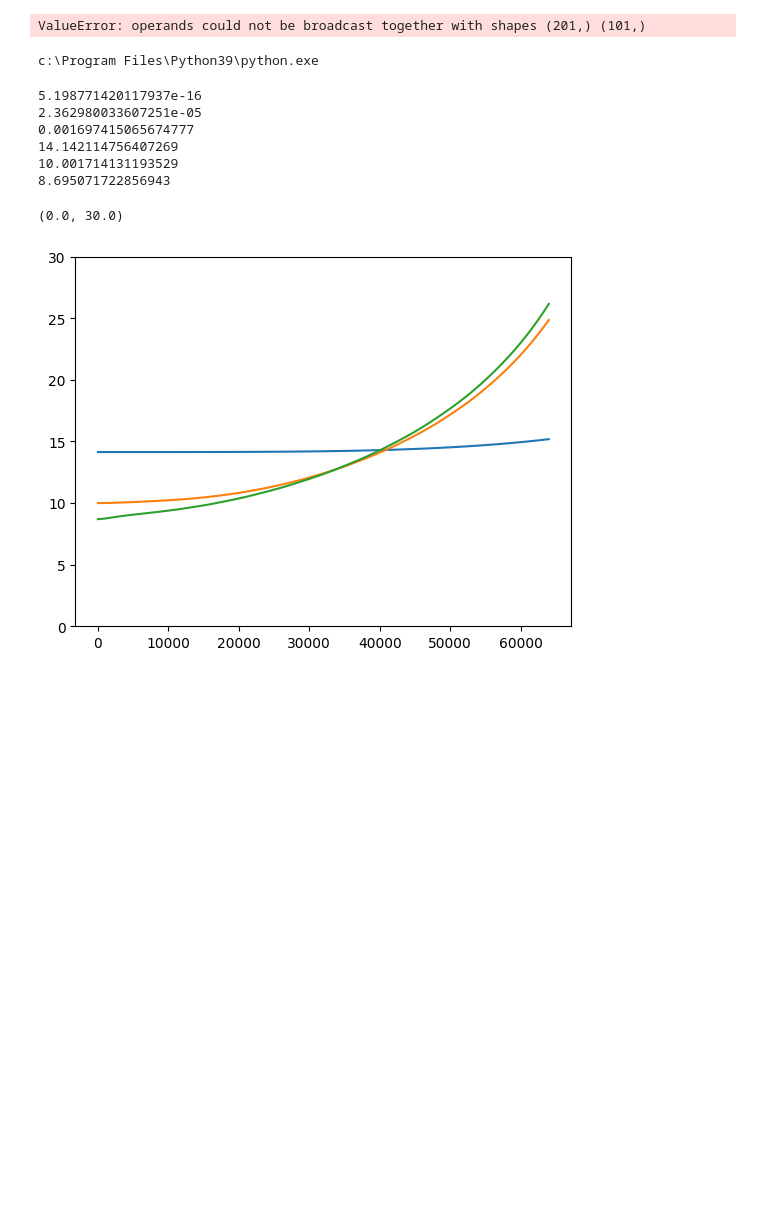
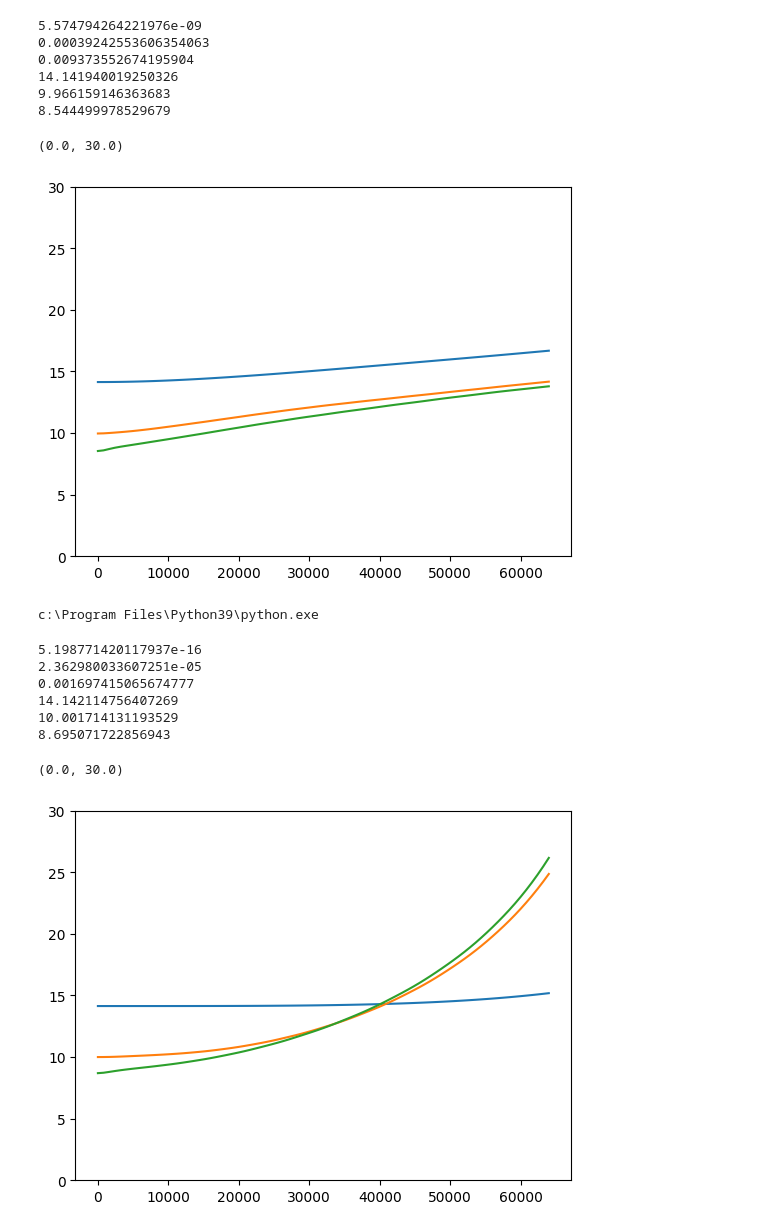
Before and after one commit to unaa-r/CPI_Project, a Jupyter notebook: dips_processing.ipynb, the cells around one changed output. Drawn from its saved outputs; the diff is of its cells as text; code cells hidden in the pictures; blank space fills up the shorter version.

```diff
--- a/dips_processing.ipynb
+++ b/dips_processing.ipynb
@@ -43,7 +43,7 @@ def residuals(params, t, y):
     model = (a1 - a2 * np.exp(-4 * np.log(2) * (t - T0)**2 / sigma**2))
     return model - y
 
-for L in Lvals2:
+for L in Lvals:
     '''lin_sig = np.loadtxt(f"./test_results/linear/linear_L{L}.txt")
     erf_sig = np.loadtxt(f"./test_results/erf/erf_L{L}.txt")
     superf_sig = np.loadtxt(f"./test_results/super_erf/super_erf_L{L}.txt")'''
@@ -57,37 +57,44 @@ for L in Lvals2:
     superf_norm = (superf_sig - np.min(superf_sig))/(np.max(superf_sig) - np.min(superf_sig))
 
     # --- Fit the data ---
     #lin_result = minimize(chisq_parabolic, init_guess_parabolic, args=(taus, lin_norm), method='L-BFGS-B')
     #erf_result = minimize(chisq_parabolic, init_guess_parabolic, args=(taus, erf_norm), method='L-BFGS-B')
     #superf_result = minimize(chisq_parabolic, init_guess_parabolic, args=(taus, superf_norm), method='L-BFGS-B')
 
     #pretty sure maggies code uses the LevenbergMarquardt method, at least for the 0 dispersion dip
     lin_result = least_squares(residuals, init_guess, args=(taus, lin_norm), method='lm',
                                ftol=1e-15, xtol=1e-15, gtol=1e-15)
     erf_result = least_squares(residuals, init_guess, args=(taus, erf_norm), method='lm',
                                ftol=1e-15, xtol=1e-15, gtol=1e-15)
     superf_result = least_squares(residuals, init_guess, args=(taus, superf_norm), method='lm',
                                ftol=1e-15, xtol=1e-15, gtol=1e-15)
 
     if (L == 0):
         print(np.sum(lin_result.fun**2))
         print(np.sum(erf_result.fun**2))
         print(np.sum(superf_result.fun**2))
 
-    linear_dip_widths.append(lin_result.x[4])
-    erf_dip_widths.append(erf_result.x[4])
-    super_erf_dip_widths.append(superf_result.x[4])
+    linear_dip_widths.append(lin_result.x[3])
+    erf_dip_widths.append(erf_result.x[3])
+    super_erf_dip_widths.append(superf_result.x[3])
 
 print(linear_dip_widths[0])
 print(erf_dip_widths[0])
 print(super_erf_dip_widths[0])
 np.savetxt(f"./linear_dip_widths.txt", linear_dip_widths, )
 plt.plot(Lvals, linear_dip_widths, label = "linear")
 plt.plot(Lvals, erf_dip_widths, label = "erf")
 plt.plot(Lvals, super_erf_dip_widths, label = "super-erf")
 plt.ylim(0, 30)
 # %% [output]
-ValueError: operands could not be broadcast together with shapes (201,) (101,)
+5.574794264221976e-09
+0.00039242553606354063
+0.009373552674195904
+14.141940019250326
+9.966159146363683
+8.544499978529679
+(0.0, 30.0)
+[figure, added]
 # %%
 import sys
 print(sys.executable)
```
Also changed, not shown: 3 other files.
